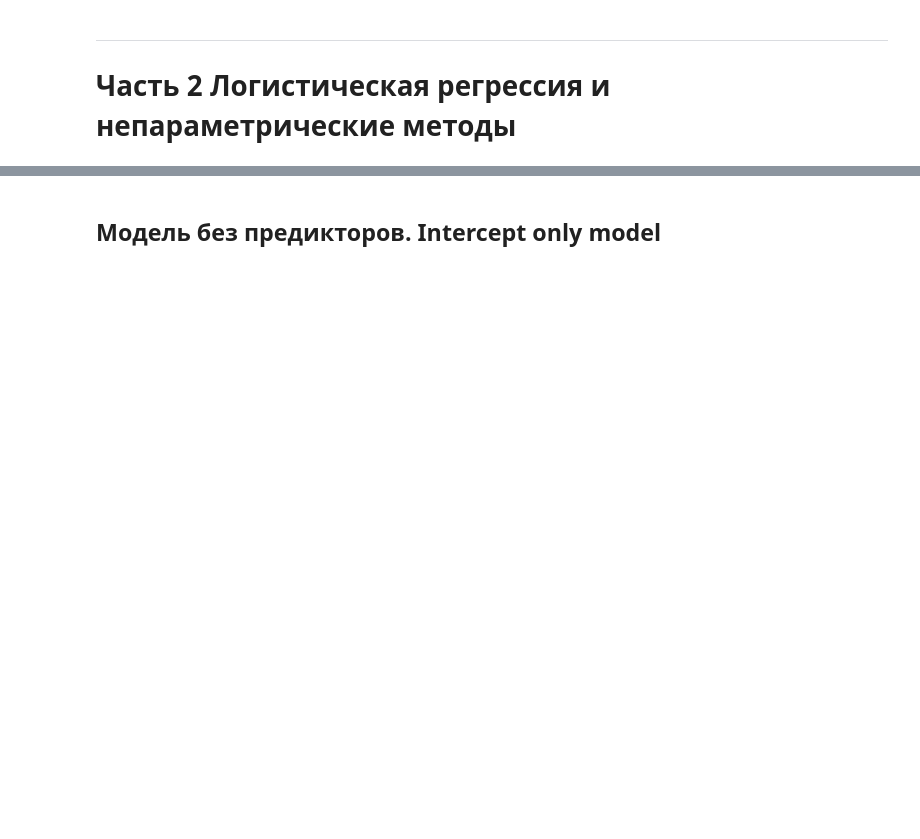
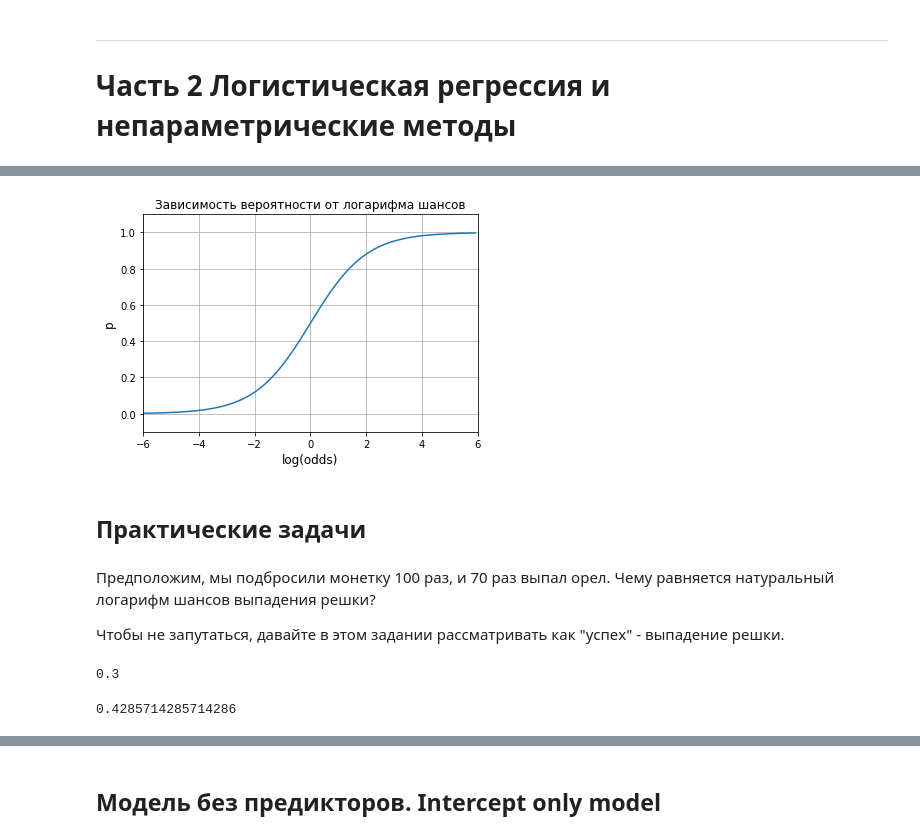
Before and after one commit to betelgeus/fundamentals_of_statistics_notes, a Jupyter notebook: Stepik_fundamentals_of_statistics_notes_Part_2.ipynb, the cells around one changed output, grey strips where cells are left out. Cells and saved outputs as stored; diff of their text form; code cells hidden in the pictures; blank space fills up the shorter version.

```diff
--- a/Stepik_fundamentals_of_statistics_notes_Part_2.ipynb
+++ b/Stepik_fundamentals_of_statistics_notes_Part_2.ipynb
@@ -770,0 +888,27 @@ plt.show()
+# %%
+# Вспомним уравнение логистической регрессии - в правой части число от минус бесконечности до плюс бесконечности,
+# в левой - логарифм шансов, зная который, мы можем рассчитать вероятность.
+
+# Визуализируем зависимость вероятности от логарифма шансов:
+
+log_odds = np.arange(-6, 6, 0.1)
+p = np.exp(log_odds) / (1 + np.exp(log_odds))
+
+plt.plot(log_odds, p)
+plt.grid()
+plt.xlim(-6, 6)
+plt.ylim(-0.1, 1.1)
+plt.title('Зависимость вероятности от логарифма шансов', fontsize=12)
+plt.xlabel('log(odds)', fontsize=12)
+plt.ylabel('p', fontsize=12)
+
+plt.show()
+plt.close()
+# %% [output]
+[figure, added]
+# %% [markdown]
+## Практические задачи
+# %% [markdown]
+Предположим, мы подбросили монетку 100 раз, и 70 раз выпал орел. Чему равняется натуральный логарифм шансов выпадения решки?
+
+Чтобы не запутаться, давайте в этом задании рассматривать как "успех" - выпадение решки.
@@ -770,0 +917,12 @@ plt.show()
+# %%
+positive = 30
+negative = 70
+p = positive / (positive + negative)
+p
+# %% [output]
+0.3
+# %%
+odds = p / (1 - p)
+odds
+# %% [output]
+0.4285714285714286
```
Also changed, not shown: parts of 116 cells of this notebook.
